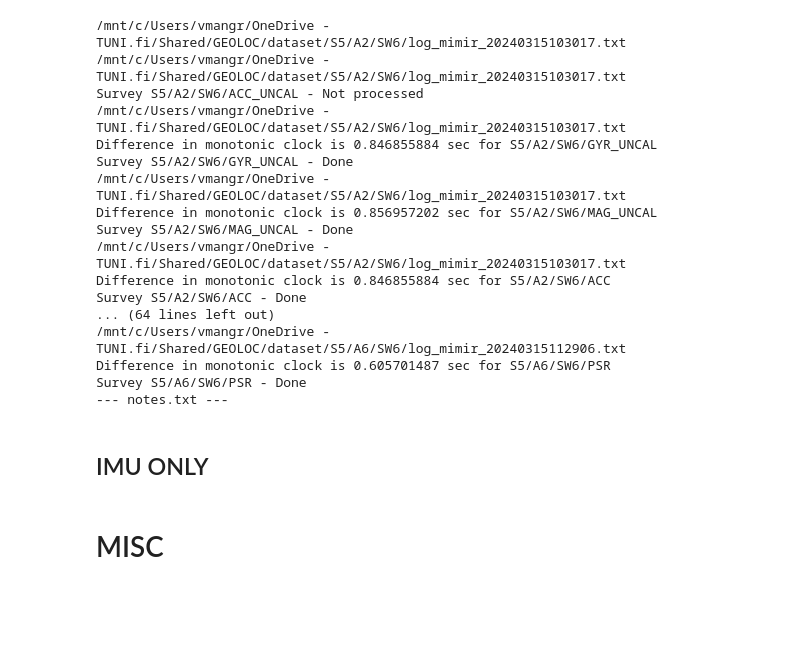
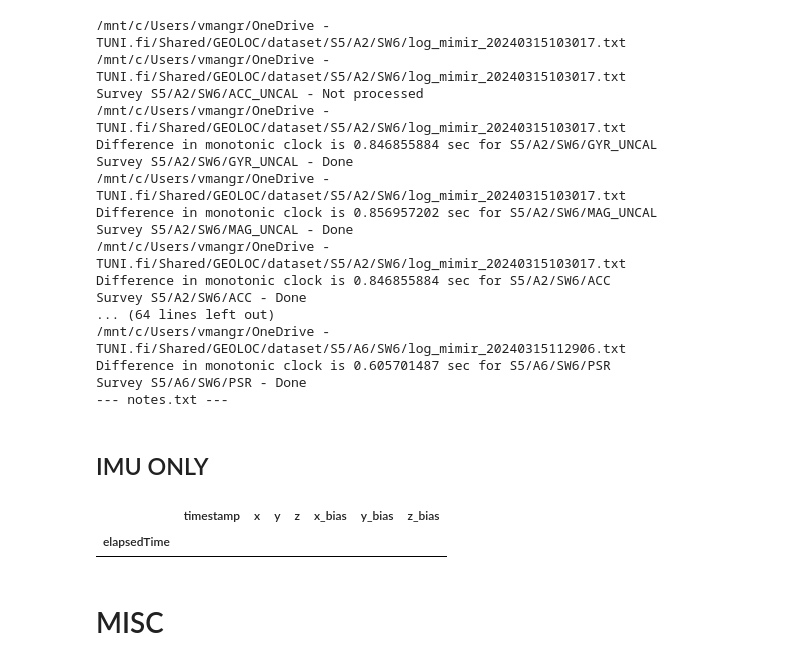
Before and after one commit to agrenier-gnss/MimirAnalyzer, a Jupyter notebook: scripts/interpolation_imu.ipynb, the cells around one changed output. Drawn from its saved outputs; the diff is of its cells as text; code cells hidden in the pictures; blank space fills up the shorter version.

```diff
--- a/scripts/interpolation_imu.ipynb
+++ b/scripts/interpolation_imu.ipynb
@@ -279,7 +265,8 @@ Survey S5/A6/SW6/PSR - Done
 ## IMU ONLY
 # %%
 log_folder = "/mnt/c/Users/vmangr/OneDrive - TUNI.fi/Shared/GEOLOC/calibration/20240306/GP7/"
-logfile = f"{log_folder}/GP7_log_mimir_20240306090603.txt"
+logfile = f"{log_folder}/log_mimir_20240306090603.txt"
+tags = ['Fix', 'ACC_UNCAL', 'GYR_UNCAL', 'MAG_UNCAL', 'ACC', 'PSR']
 log = LogReader(
                     manufacturer="", device="", acronym=device, specifiedTags=tags,
                     filepath=f"{logfile}", mode='old')
@@ -286 +287,6 @@ log = LogReader(
+# %%
+df_motion
+# %% [output]
+|  | timestamp | x | y | z | x_bias | y_bias | z_bias |
+| elapsedTime |  |  |  |  |  |  |  |
 # %%
```
Also changed, not shown: parts of 3 cells of this notebook.
